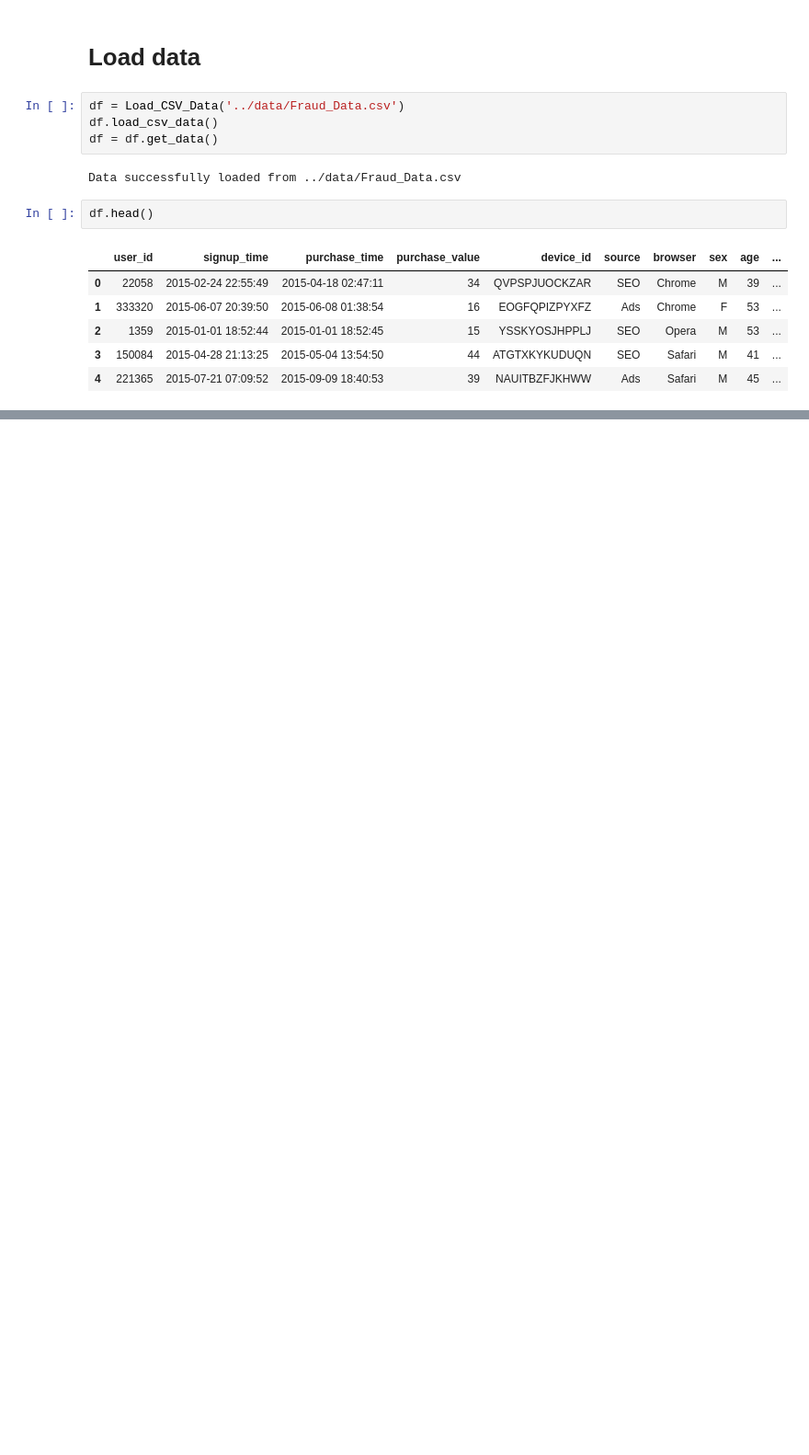
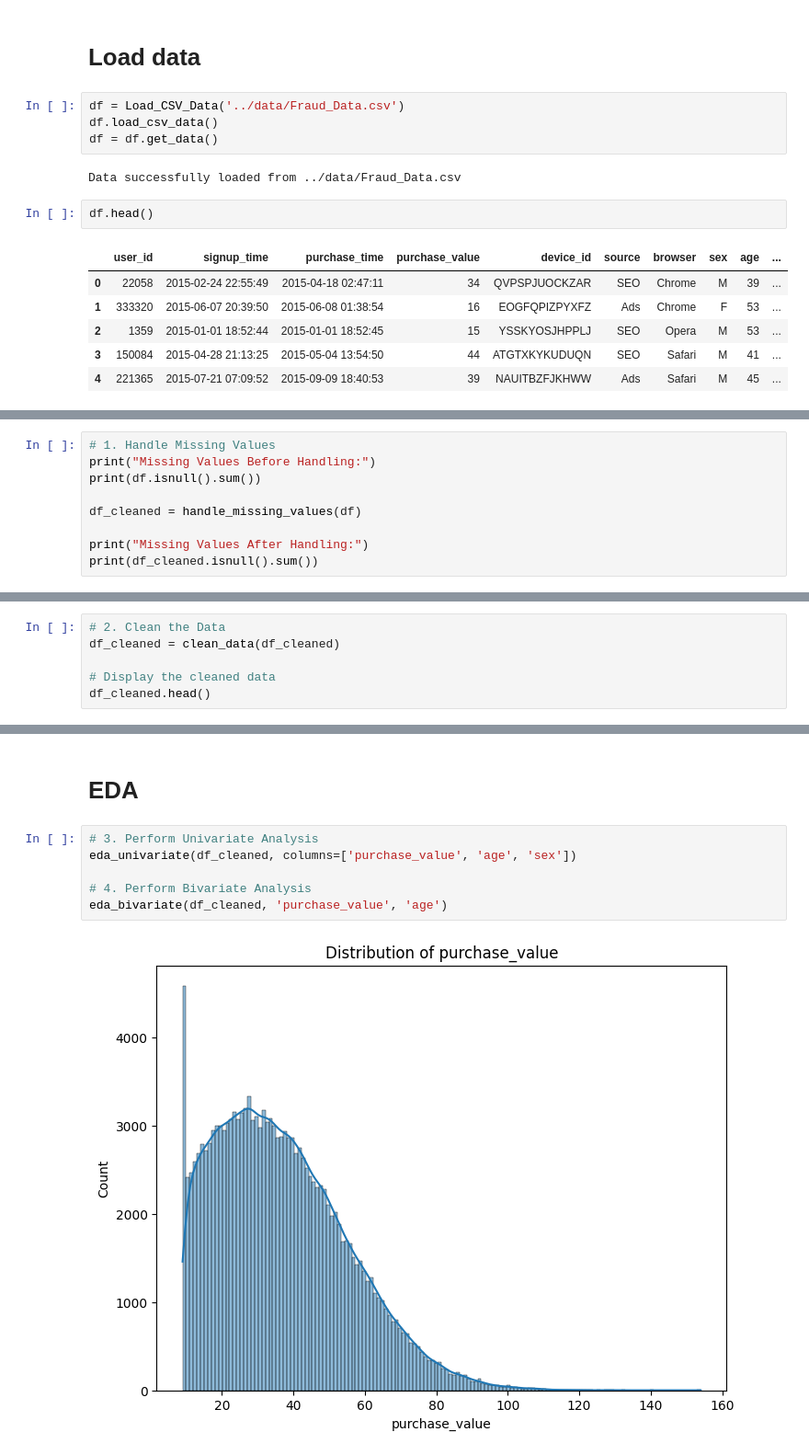
Before and after one commit to wubeabera123/Fraud-detection-system, a Jupyter notebook: notebooks/eda_fraud_data.ipynb, the cells around one changed output, grey strips where cells are left out. Shown: that part at 92% size. Drawn from its saved outputs; the diff is of its cells as text; blank space fills up the shorter version.

```diff
--- a/notebooks/eda_fraud_data.ipynb
+++ b/notebooks/eda_fraud_data.ipynb
@@ -36,0 +44,9 @@ df.head()
+# %%
+# 1. Handle Missing Values
+print("Missing Values Before Handling:")
+print(df.isnull().sum())
+
+df_cleaned = handle_missing_values(df)
+
+print("Missing Values After Handling:")
+print(df_cleaned.isnull().sum())
@@ -36,0 +73,6 @@ df.head()
+# %%
+# 2. Clean the Data
+df_cleaned = clean_data(df_cleaned)
+
+# Display the cleaned data
+df_cleaned.head()
@@ -36,0 +87,10 @@ df.head()
+# %% [markdown]
+# EDA
+# %%
+# 3. Perform Univariate Analysis
+eda_univariate(df_cleaned, columns=['purchase_value', 'age', 'sex'])
+
+# 4. Perform Bivariate Analysis
+eda_bivariate(df_cleaned, 'purchase_value', 'age')
+# %% [output]
+[figure, added]
```
Also changed, not shown: parts of 8 cells of this notebook, 2 other files.
